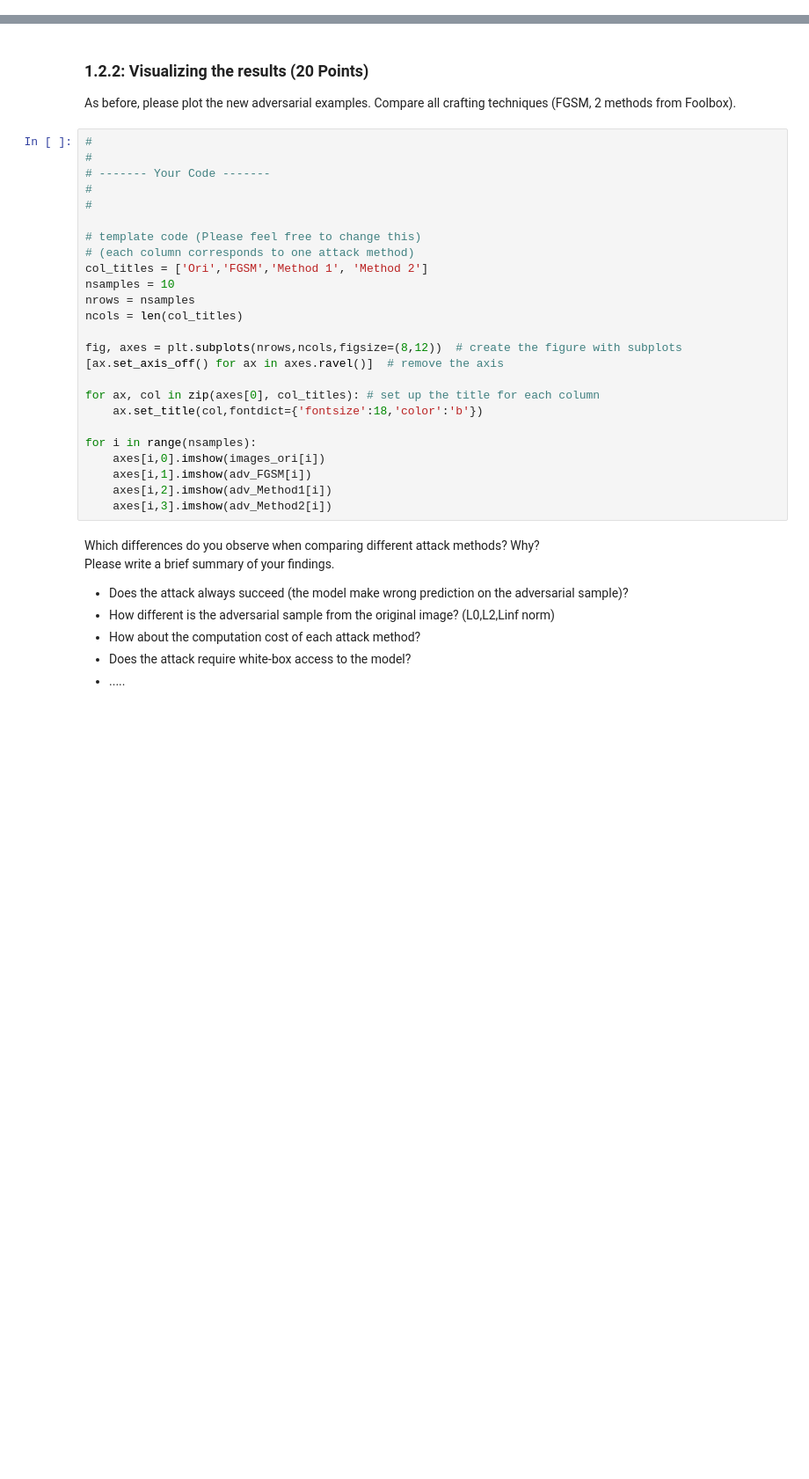
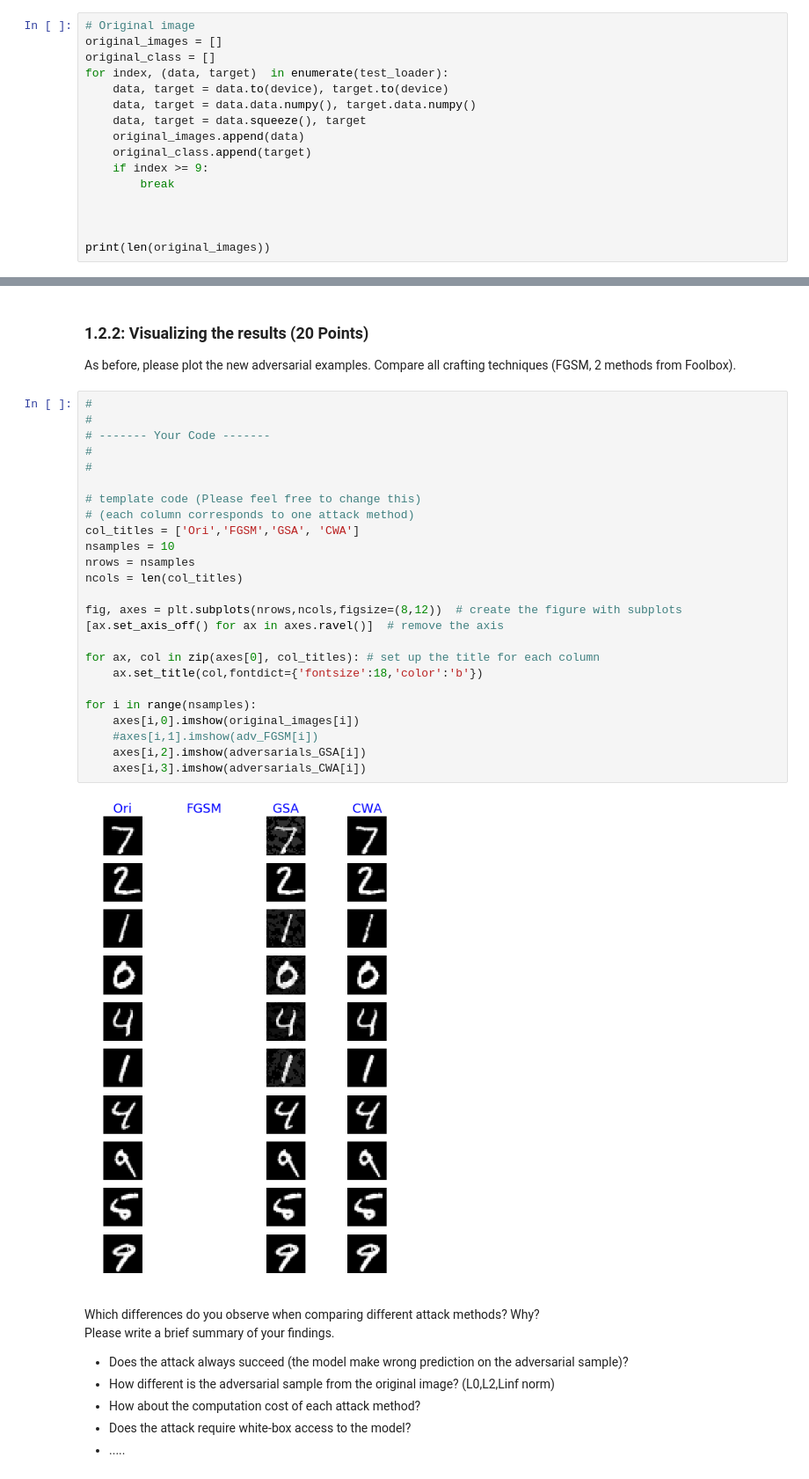
Before and after one commit to tifat58/MLCySecWS19, a Jupyter notebook: Project_3/Project_3_-_Handout-Hasan.ipynb, the cells around one changed output, grey strips where cells are left out. Shown at 88% size. Drawn from its saved outputs; the diff is of its cells as text; blank space fills up the shorter version.

Commit message:
two extra method are implemented

```diff
--- a/Project_3/Project_3_-_Handout-Hasan.ipynb
+++ b/Project_3/Project_3_-_Handout-Hasan.ipynb
@@ -452,0 +536,16 @@ As the field of evasion attacks (in particular for DNN) is very active research
+# %%
+# Original image
+original_images = []
+original_class = []
+for index, (data, target)  in enumerate(test_loader):
+    data, target = data.to(device), target.to(device)
+    data, target = data.data.numpy(), target.data.numpy()
+    data, target = data.squeeze(), target
+    original_images.append(data)
+    original_class.append(target)
+    if index >= 9:
+        break
+
+
+
+print(len(original_images))
@@ -456,28 +557,30 @@ As before, please plot the new adversarial examples. Compare all crafting techni
 # %%
 #
 #
 # ------- Your Code -------
 #
 #
 
 # template code (Please feel free to change this)
 # (each column corresponds to one attack method)
-col_titles = ['Ori','FGSM','Method 1', 'Method 2']
+col_titles = ['Ori','FGSM','GSA', 'CWA']
 nsamples = 10
 nrows = nsamples
 ncols = len(col_titles)
 
 fig, axes = plt.subplots(nrows,ncols,figsize=(8,12))  # create the figure with subplots
 [ax.set_axis_off() for ax in axes.ravel()]  # remove the axis
 
 for ax, col in zip(axes[0], col_titles): # set up the title for each column
     ax.set_title(col,fontdict={'fontsize':18,'color':'b'})
 
 for i in range(nsamples):
-    axes[i,0].imshow(images_ori[i])
-    axes[i,1].imshow(adv_FGSM[i])
-    axes[i,2].imshow(adv_Method1[i])
-    axes[i,3].imshow(adv_Method2[i])
+    axes[i,0].imshow(original_images[i])
+    #axes[i,1].imshow(adv_FGSM[i])
+    axes[i,2].imshow(adversarials_GSA[i])
+    axes[i,3].imshow(adversarials_CWA[i])
+# %% [output]
+[figure, added]
 # %% [markdown]
 Which differences do you observe when comparing different attack methods? Why?
 Please write a brief summary of your findings.
```
Also changed, not shown: parts of 11 cells of this notebook, 2 other files.
